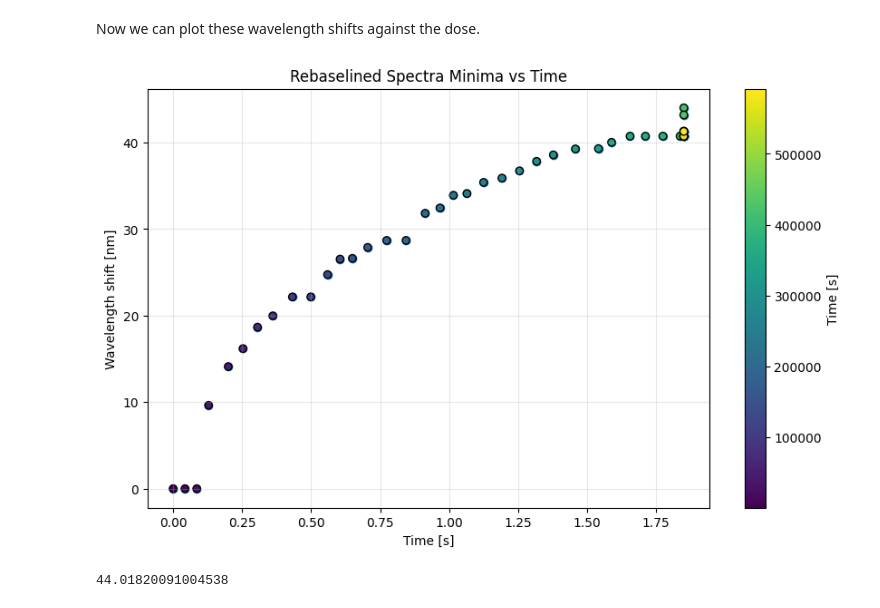
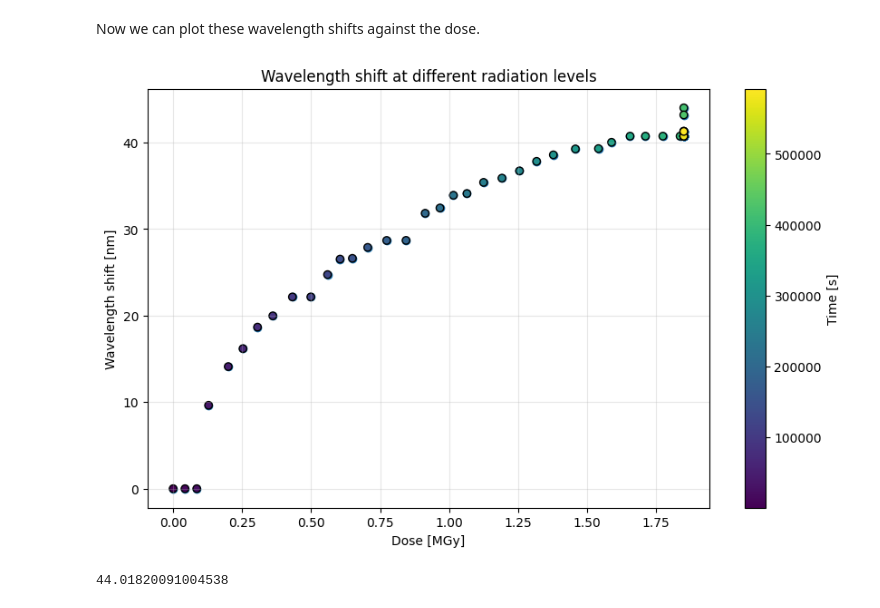
Before and after one commit to rsamconn/Fibre-optics-demo, a Jupyter notebook: fibre-demo.ipynb, the cells around one changed output. Cells and saved outputs as stored; diff of their text form; code cells hidden in the pictures.

```diff
--- a/fibre-demo.ipynb
+++ b/fibre-demo.ipynb
@@ -521,24 +501,24 @@ Now we can plot these wavelength shifts against the dose.
 # %%
 # Plot the minima vs time
 def plot_minima_vs_time(wavelength_minima, time_data, title="Spectra Minima vs Time", power_minima=None, colorlabel=None):
     """Plot the minima of each spectrum against time"""
     plt.figure(figsize=(10, 6))
     plt.scatter(time_data, wavelength_minima)
     if power_minima is not None:
         plt.scatter(time_data, wavelength_minima, c=power_minima, cmap='viridis', edgecolor='k')
         # plt.colorbar(label='Intensity')
         plt.colorbar(label=colorlabel)
-    plt.xlabel('Time [s]')
+    plt.xlabel('Dose [MGy]')
     plt.ylabel('Wavelength shift [nm]')
     plt.title(title)
     plt.grid(True, alpha=0.3)
     plt.show()
 
 # Call the function to plot
 # plot_minima_vs_time(wavelength_shift[:-3], times_cut[:-3], title="Rebaselined Spectra Minima vs Time", power_minima=dose_interpolated[:-3], colorlabel='Dose [MGy]')
-plot_minima_vs_time(wavelength_shift, dose_interpolated, title="Rebaselined Spectra Minima vs Time", power_minima=times_cut, colorlabel='Time [s]')
+plot_minima_vs_time(wavelength_shift, dose_interpolated, title="Wavelength shift at different radiation levels", power_minima=times_cut, colorlabel='Time [s]')
 # %% [output]
-[figure, old version]
+[figure, new version]
 # %%
 print(np.max(wavelength_shift))
 # %% [output]
```
Also changed, not shown: parts of 5 cells of this notebook.
